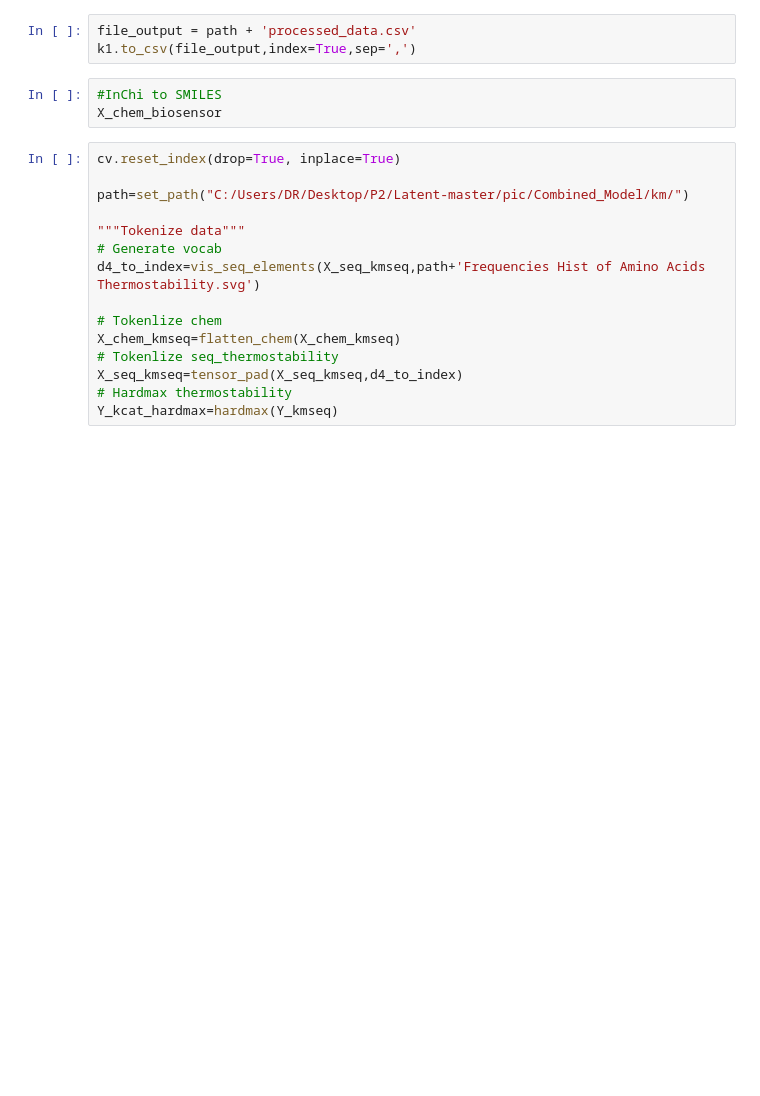
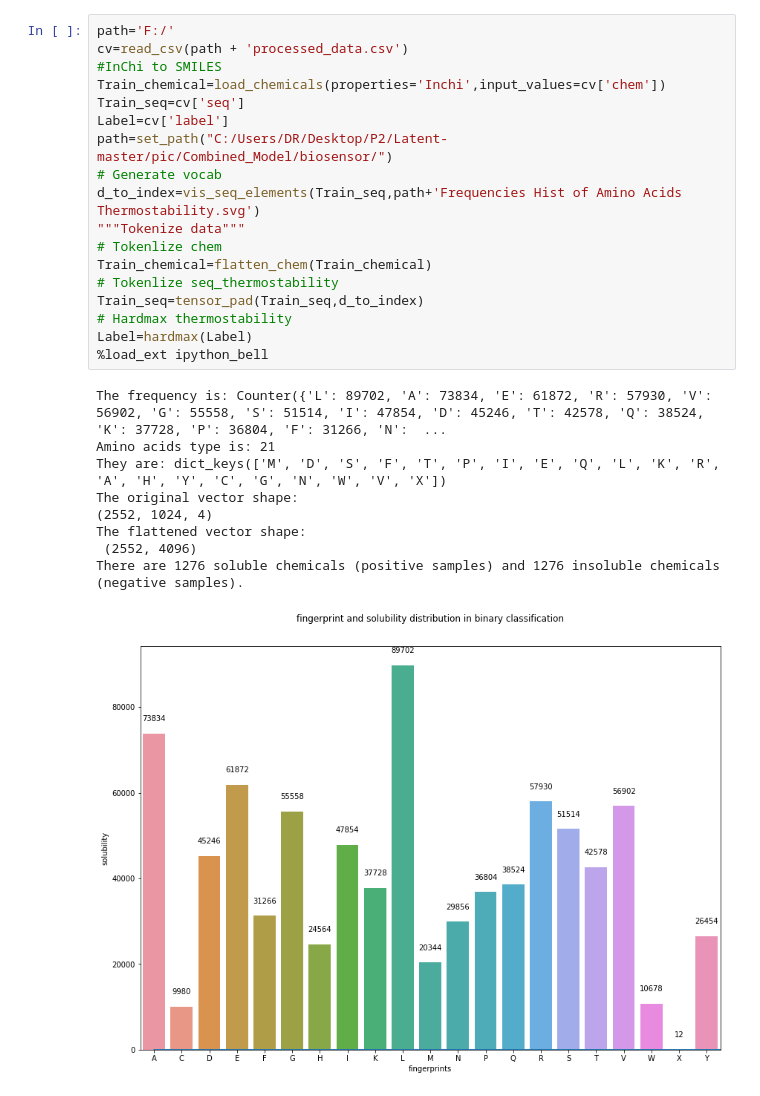
Before and after one commit to JBwdn/Latent, a Jupyter notebook: biosensor.ipynb, the cells around one changed output. Cells and saved outputs as stored; diff of their text form; blank space fills up the shorter version.

```diff
--- a/biosensor.ipynb
+++ b/biosensor.ipynb
@@ -750,21 +757,28 @@ k1=k1.sample(frac=1)
-# %%
-file_output = path + 'processed_data.csv'
-k1.to_csv(file_output,index=True,sep=',')
-# %%
-#InChi to SMILES
-X_chem_biosensor
 # %%
-cv.reset_index(drop=True, inplace=True)
-
-path=set_path("C:/Users/DR/Desktop/P2/Latent-master/pic/Combined_Model/km/")
-
+path='F:/'
+cv=read_csv(path + 'processed_data.csv')
+#InChi to SMILES
+Train_chemical=load_chemicals(properties='Inchi',input_values=cv['chem'])
+Train_seq=cv['seq']
+Label=cv['label']
+path=set_path("C:/Users/DR/Desktop/P2/Latent-master/pic/Combined_Model/biosensor/")
+# Generate vocab
+d_to_index=vis_seq_elements(Train_seq,path+'Frequencies Hist of Amino Acids Thermostability.svg')
 """Tokenize data"""
-# Generate vocab
-d4_to_index=vis_seq_elements(X_seq_kmseq,path+'Frequencies Hist of Amino Acids Thermostability.svg')
-
 # Tokenlize chem
-X_chem_kmseq=flatten_chem(X_chem_kmseq)
+Train_chemical=flatten_chem(Train_chemical)
 # Tokenlize seq_thermostability
-X_seq_kmseq=tensor_pad(X_seq_kmseq,d4_to_index)
+Train_seq=tensor_pad(Train_seq,d_to_index)
 # Hardmax thermostability
-Y_kcat_hardmax=hardmax(Y_kmseq)
+Label=hardmax(Label)
+%load_ext ipython_bell
+# %% [output]
+The frequency is: Counter({'L': 89702, 'A': 73834, 'E': 61872, 'R': 57930, 'V': 56902, 'G': 55558, 'S': 51514, 'I': 47854, 'D': 45246, 'T': 42578, 'Q': 38524, 'K': 37728, 'P': 36804, 'F': 31266, 'N':  ...
+Amino acids type is: 21
+They are: dict_keys(['M', 'D', 'S', 'F', 'T', 'P', 'I', 'E', 'Q', 'L', 'K', 'R', 'A', 'H', 'Y', 'C', 'G', 'N', 'W', 'V', 'X'])
+The original vector shape:
+(2552, 1024, 4)
+The flattened vector shape:
+ (2552, 4096)
+There are 1276 soluble chemicals (positive samples) and 1276 insoluble chemicals (negative samples).
+[figure, added]
```
Also changed, not shown: parts of 11 cells of this notebook, 1 other file.
